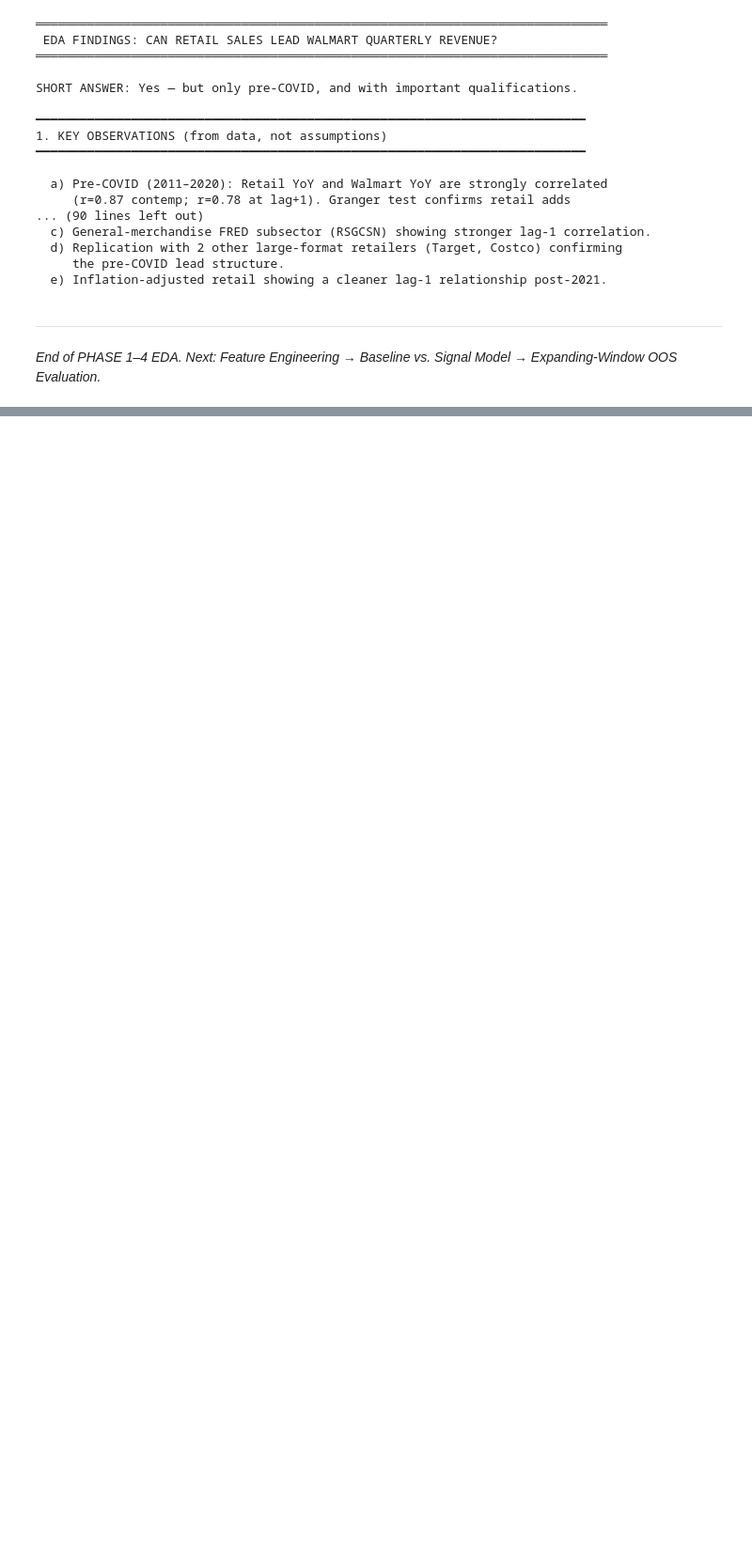
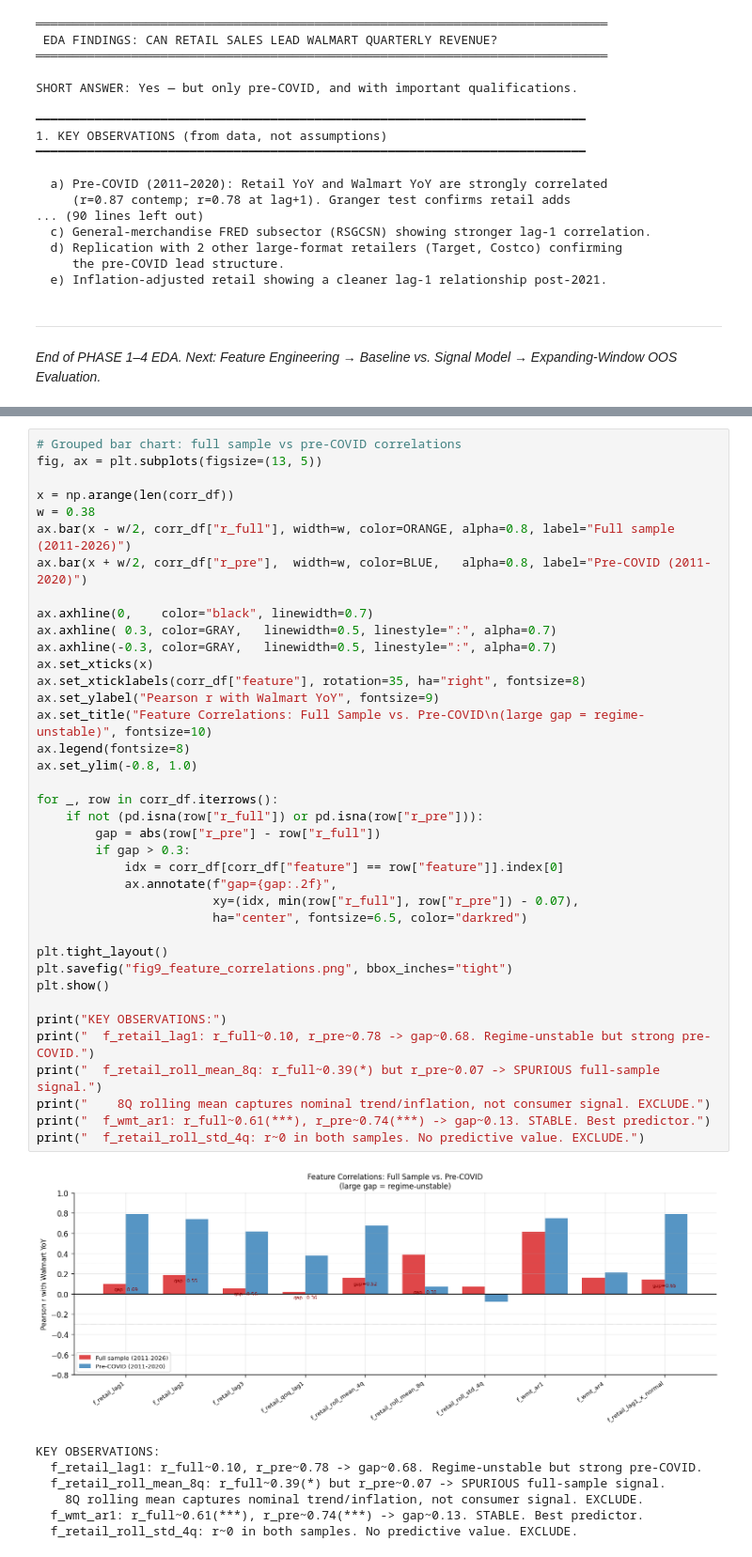
Before and after one commit to Pavan789bhanu/Analysis, a Jupyter notebook: analysis.ipynb, the cells around one changed output, grey strips where cells are left out. Shown at 94% size. Cells and saved outputs as stored; diff of their text form; blank space fills up the shorter version.

```diff
--- a/analysis.ipynb
+++ b/analysis.ipynb
@@ -1165,0 +1575,46 @@ SHORT ANSWER: Yes — but only pre-COVID, and with important qualifications.
+# %%
+# Grouped bar chart: full sample vs pre-COVID correlations
+fig, ax = plt.subplots(figsize=(13, 5))
+
+x = np.arange(len(corr_df))
+w = 0.38
+ax.bar(x - w/2, corr_df["r_full"], width=w, color=ORANGE, alpha=0.8, label="Full sample (2011-2026)")
+ax.bar(x + w/2, corr_df["r_pre"],  width=w, color=BLUE,   alpha=0.8, label="Pre-COVID (2011-2020)")
+
+ax.axhline(0,    color="black", linewidth=0.7)
+ax.axhline( 0.3, color=GRAY,   linewidth=0.5, linestyle=":", alpha=0.7)
+ax.axhline(-0.3, color=GRAY,   linewidth=0.5, linestyle=":", alpha=0.7)
+ax.set_xticks(x)
+ax.set_xticklabels(corr_df["feature"], rotation=35, ha="right", fontsize=8)
+ax.set_ylabel("Pearson r with Walmart YoY", fontsize=9)
+ax.set_title("Feature Correlations: Full Sample vs. Pre-COVID\n(large gap = regime-unstable)", fontsize=10)
+ax.legend(fontsize=8)
+ax.set_ylim(-0.8, 1.0)
+
+for _, row in corr_df.iterrows():
+    if not (pd.isna(row["r_full"]) or pd.isna(row["r_pre"])):
+        gap = abs(row["r_pre"] - row["r_full"])
+        if gap > 0.3:
+            idx = corr_df[corr_df["feature"] == row["feature"]].index[0]
+            ax.annotate(f"gap={gap:.2f}",
+                        xy=(idx, min(row["r_full"], row["r_pre"]) - 0.07),
+                        ha="center", fontsize=6.5, color="darkred")
+
+plt.tight_layout()
+plt.savefig("fig9_feature_correlations.png", bbox_inches="tight")
+plt.show()
+
+print("KEY OBSERVATIONS:")
+print("  f_retail_lag1: r_full~0.10, r_pre~0.78 -> gap~0.68. Regime-unstable but strong pre-COVID.")
+print("  f_retail_roll_mean_8q: r_full~0.39(*) but r_pre~0.07 -> SPURIOUS full-sample signal.")
+print("    8Q rolling mean captures nominal trend/inflation, not consumer signal. EXCLUDE.")
+print("  f_wmt_ar1: r_full~0.61(***), r_pre~0.74(***) -> gap~0.13. STABLE. Best predictor.")
+print("  f_retail_roll_std_4q: r~0 in both samples. No predictive value. EXCLUDE.")
+# %% [output]
+[figure, added]
+KEY OBSERVATIONS:
+  f_retail_lag1: r_full~0.10, r_pre~0.78 -> gap~0.68. Regime-unstable but strong pre-COVID.
+  f_retail_roll_mean_8q: r_full~0.39(*) but r_pre~0.07 -> SPURIOUS full-sample signal.
+    8Q rolling mean captures nominal trend/inflation, not consumer signal. EXCLUDE.
+  f_wmt_ar1: r_full~0.61(***), r_pre~0.74(***) -> gap~0.13. STABLE. Best predictor.
+  f_retail_roll_std_4q: r~0 in both samples. No predictive value. EXCLUDE.
```
Also changed, not shown: parts of 22 cells of this notebook, 5 other files.
